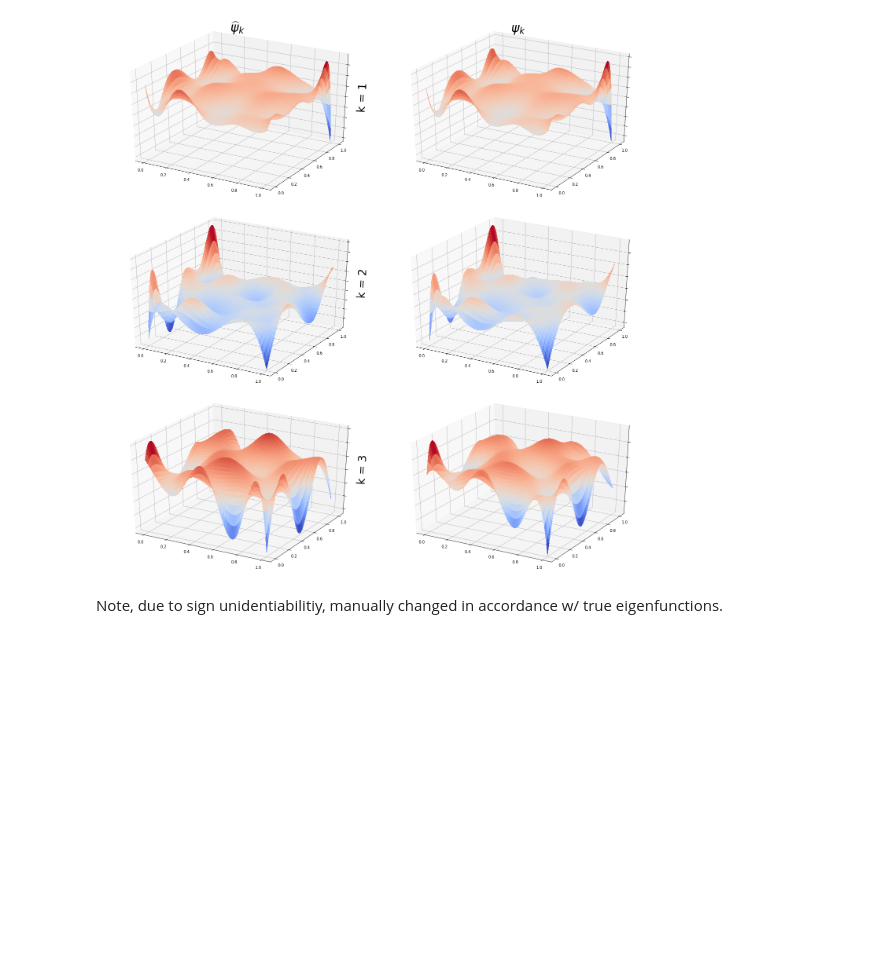
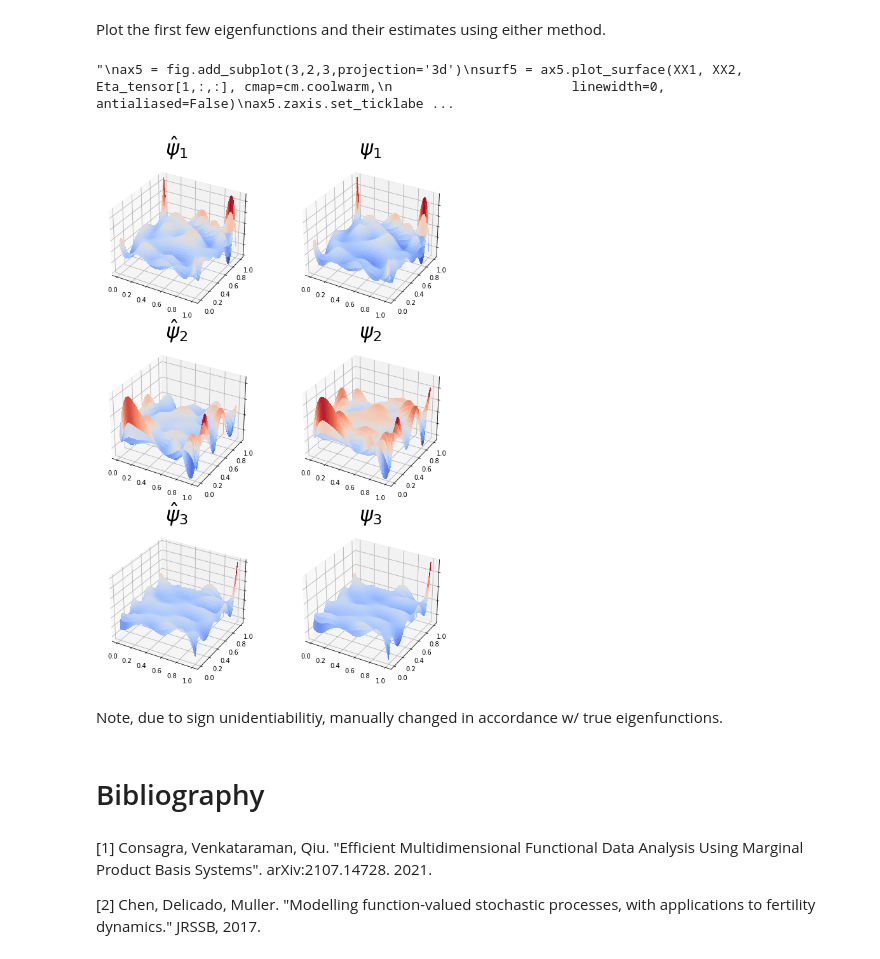
Before and after one commit to Will-Consagra/eMFDA, a Jupyter notebook: simulations/simulation_1.ipynb, the cells around one changed output. Cells and saved outputs as stored; diff of their text form; code cells hidden in the pictures; blank space fills up the shorter version.

```diff
--- a/simulations/simulation_1.ipynb
+++ b/simulations/simulation_1.ipynb
@@ -128,17 +182,0 @@ Eta_tensor = tl.tenalg.mode_dot(Zeta_tensor, B.T, 0)
-# %%
-from sklearn.preprocessing import MinMaxScaler
-f, ax = plt.subplots(3, 2, figsize=(15,20))
-
-for k in range(3):
-
-    ax_ = sns.heatmap(Zeta_tensor[k,:,:], ax=ax[k,0], xticklabels=False, yticklabels=False, rasterized=True)
-    ax_.tick_params(left=False, bottom=False)
-    ax_.set_ylabel(r'k = %s'%(k+1,),fontsize=24)
-
-    ax_ = sns.heatmap(-Eta_tensor[k,:,:], ax=ax[k,1], xticklabels=False, yticklabels=False, rasterized=True)
-    ax_.tick_params(left=False, bottom=False)
-
-ax[0,0].set_title(r'$\hat{\zeta}^{*}_k$',fontsize=24)
-ax[0,1].set_title(r'$\hat{\psi}_k$',fontsize=24)
-
-f.tight_layout()
@@ -147,47 +450,87 @@ f.tight_layout()
+# %% [markdown]
+Plot the first few eigenfunctions and their estimates using either method.
 # %%
-fig = plt.figure(figsize=(20, 20))
+sns.reset_orig()
+
+fig = plt.figure(figsize=(10, 15))
 
 XX1, XX2 = np.meshgrid(xgrids[0], xgrids[1])
 
 ax2 = fig.add_subplot(3,2,1,projection='3d')
-surf2 = ax2.plot_surface(XX1, XX2, -Eta_tensor[0,:,:], cmap=cm.coolwarm,
+surf2 = ax2.plot_surface(XX1, XX2, Eta_tensor[0,:,:], cmap=cm.coolwarm,
                        linewidth=0, antialiased=False)
 ax2.zaxis.set_ticklabels([])
-ax2.set_title(r'$\widehat{\psi}_k$', fontsize=32)
-ax2.set_zlabel('k = 1', fontsize=28)
+ax2.set_title(r'$\hat{\psi}_1$', fontsize=32)
 
 ax3 = fig.add_subplot(3,2,2,projection='3d')
 surf3 = ax3.plot_surface(XX1, XX2, Psi_tensor[0,:,:], cmap=cm.coolwarm,
                        linewidth=0, antialiased=False)
 ax3.zaxis.set_ticklabels([])
-ax3.set_title(r'$\psi_k$',  fontsize=32)
+ax3.set_title(r'$\psi_1$', fontsize=32)
+
+
 
 ax5 = fig.add_subplot(3,2,3,projection='3d')
 surf5 = ax5.plot_surface(XX1, XX2, -Eta_tensor[1,:,:], cmap=cm.coolwarm,
+                       linewidth=0, antialiased=False)
+ax5.set_title(r'$\hat{\psi}_2$', fontsize=32)
+ax5.zaxis.set_ticklabels([])
+
+ax6 = fig.add_subplot(3,2,4,projection='3d')
+surf6 = ax6.plot_surface(XX1, XX2, Psi_tensor[1,:,:], cmap=cm.coolwarm,
+                       linewidth=0, antialiased=False)
+ax6.zaxis.set_ticklabels([])
+ax6.set_title(r'$\psi_2$', fontsize=32)
+
+ax8 = fig.add_subplot(3,2,5,projection='3d')
+surf8 = ax8.plot_surface(XX1, XX2, Eta_tensor[2,:,:], cmap=cm.coolwarm,
+                       linewidth=0, antialiased=False)
+ax8.set_title(r'$\hat{\psi}_3$', fontsize=32)
+ax8.zaxis.set_ticklabels([])
+
+ax9 = fig.add_subplot(3,2,6,projection='3d')
+surf9 = ax9.plot_surface(XX1, XX2, Psi_tensor[2,:,:], cmap=cm.coolwarm,
+                       linewidth=0, antialiased=False)
+ax9.zaxis.set_ticklabels([])
+ax9.set_title(r'$\psi_3$', fontsize=32)
+
+plt.savefig("figures/eigenfunction_estimation.pdf",bbox_inches="tight")
+
+"""
+ax5 = fig.add_subplot(3,2,3,projection='3d')
+surf5 = ax5.plot_surface(XX1, XX2, Eta_tensor[1,:,:], cmap=cm.coolwarm,
                        linewidth=0, antialiased=False)
 ax5.zaxis.set_ticklabels([])
 ax5.set_zlabel('k = 2', fontsize=28)
 
 
 ax6 = fig.add_subplot(3,2,4,projection='3d')
 surf6 = ax6.plot_surface(XX1, XX2, Psi_tensor[1,:,:], cmap=cm.coolwarm,
                        linewidth=0, antialiased=False)
 ax6.zaxis.set_ticklabels([])
 
 ax8 = fig.add_subplot(3,2,5,projection='3d')
 surf8 = ax8.plot_surface(XX1, XX2, Eta_tensor[2,:,:], cmap=cm.coolwarm,
                        linewidth=0, antialiased=False)
 ax8.zaxis.set_ticklabels([])
 ax8.set_zlabel('k = 3', fontsize=28)
 
 
 ax9 = fig.add_subplot(3,2,6,projection='3d')
 surf9 = ax9.plot_surface(XX1, XX2, Psi_tensor[2,:,:], cmap=cm.coolwarm,
                        linewidth=0, antialiased=False)
 ax9.zaxis.set_ticklabels([])
 
 fig.tight_layout()
+"""
 # %% [output]
+"\nax5 = fig.add_subplot(3,2,3,projection='3d')\nsurf5 = ax5.plot_surface(XX1, XX2, Eta_tensor[1,:,:], cmap=cm.coolwarm,\n                       linewidth=0, antialiased=False)\nax5.zaxis.set_ticklabe ...
-[figure, old version]
+[figure, new version]
 # %% [markdown]
 Note, due to sign unidentiabilitiy, manually changed in accordance w/ true eigenfunctions.
+# %% [markdown]
+# Bibliography
+# %% [markdown]
+[1] Consagra, Venkataraman, Qiu. "Efficient Multidimensional Functional Data Analysis Using Marginal Product Basis Systems".  arXiv:2107.14728. 2021.
+
+[2] Chen, Delicado, Muller. "Modelling function-valued stochastic processes, with applications to fertility dynamics." JRSSB, 2017.
```
Also changed, not shown: parts of 27 cells of this notebook.
